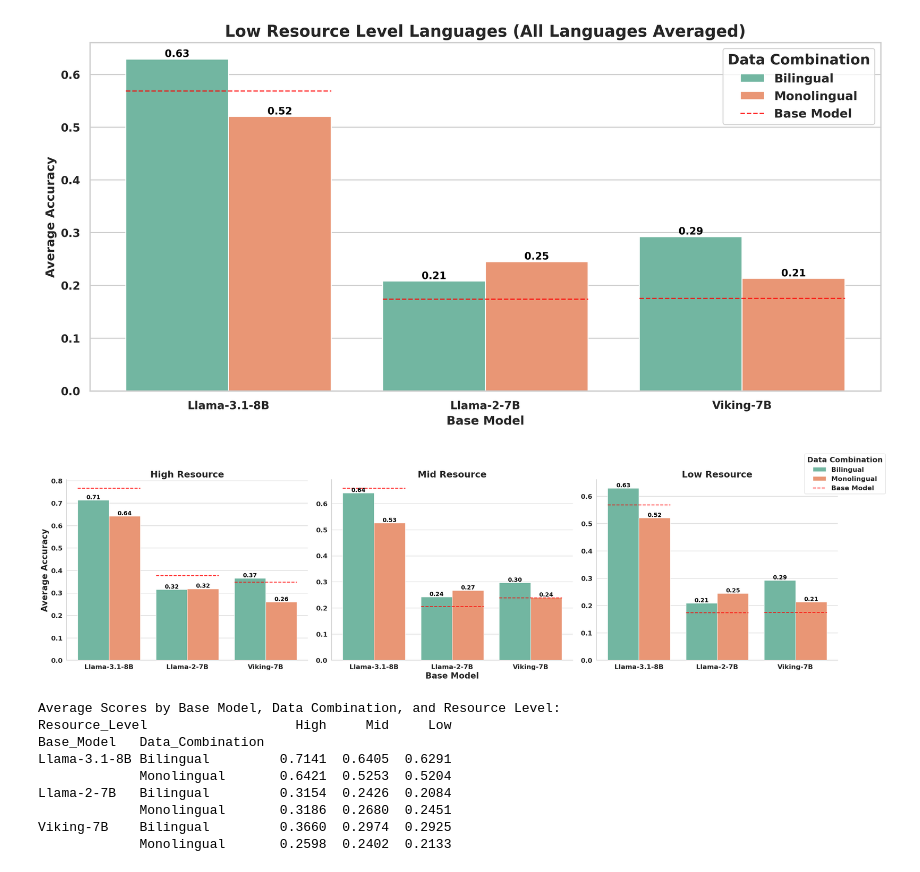
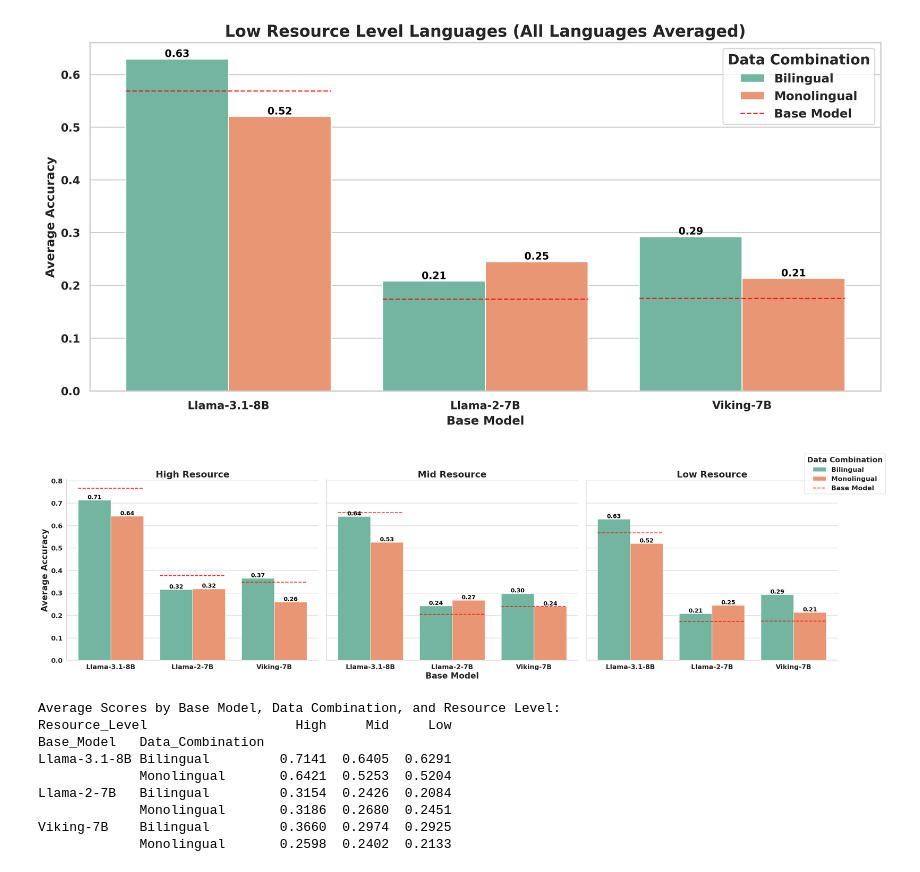
Before and after one commit to MaLA-LM/MixCPT, a Jupyter notebook: evaluation/Visualization/SIB-200/SIB-200-by-Resource-Level-Bi-vs-Mo.ipynb, the cells around one changed output. Cells and saved outputs as stored; diff of their text form; code cells hidden in the pictures.

```diff
--- a/evaluation/Visualization/SIB-200/SIB-200-by-Resource-Level-Bi-vs-Mo.ipynb
+++ b/evaluation/Visualization/SIB-200/SIB-200-by-Resource-Level-Bi-vs-Mo.ipynb
@@ -234,7 +234,7 @@ g = sns.FacetGrid(
     height=8,
     aspect=1.2,
     sharex=True,
-    sharey=False,
+    sharey=True,
 )
 
 # 绘制条形图
@@ -290,34 +290,34 @@ for i, (ax, resource_level) in enumerate(zip(g.axes.flat, resource_order)):
 
     # 处理x轴标签
     if i == 1:  # 只在中间子图显示x轴标签
         ax.set_xlabel("Base Model", fontsize=20)
     else:
         ax.set_xlabel("", fontsize=20)  # 其他子图不显示x轴标签
 
     # 处理y轴标签
     if i == 0:  # 只在最左侧子图显示y轴标签
         ax.set_ylabel("Average Accuracy", fontsize=20)
     else:
         ax.set_ylabel("", fontsize=20)  # 其他子图不显示y轴标签
 
 # 创建统一的图例并放置在图形右上角
 g.fig.legend(
     all_handles,
     all_labels,
     loc='upper right',
     bbox_to_anchor=(1.0, 1.0),
     title="Data Combination",
     frameon=True,
     fontsize=16,
     title_fontsize=18
 )
 
 # 调整布局以为图例留出空间
 g.fig.tight_layout(rect=[0, 0, 0.95, 0.95])
 plt.savefig("SIB-200-All-Resources-Averaged-Bi-Vs-Mo.pdf", format="pdf", bbox_inches="tight", dpi=300)
 plt.show()
 # %% [output]
-[figure, old version]
+[figure, new version]
 # %%
 # Create a table with the raw data
 print("\nAverage Scores by Base Model, Data Combination, and Resource Level:")
```
Also changed, not shown: 21 other files.
